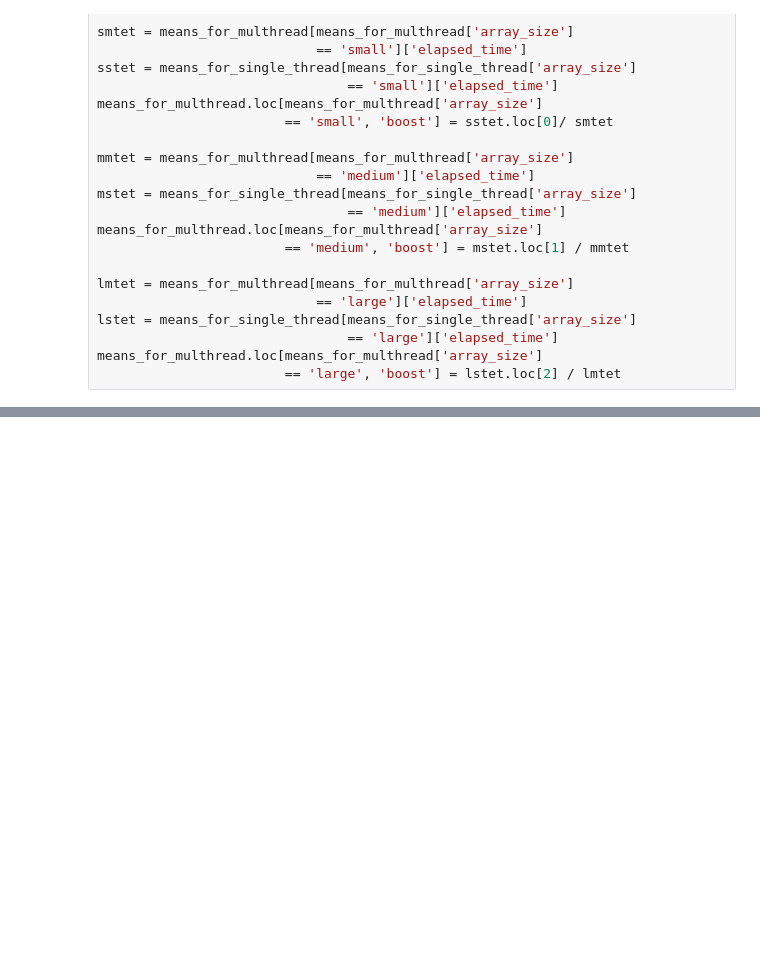
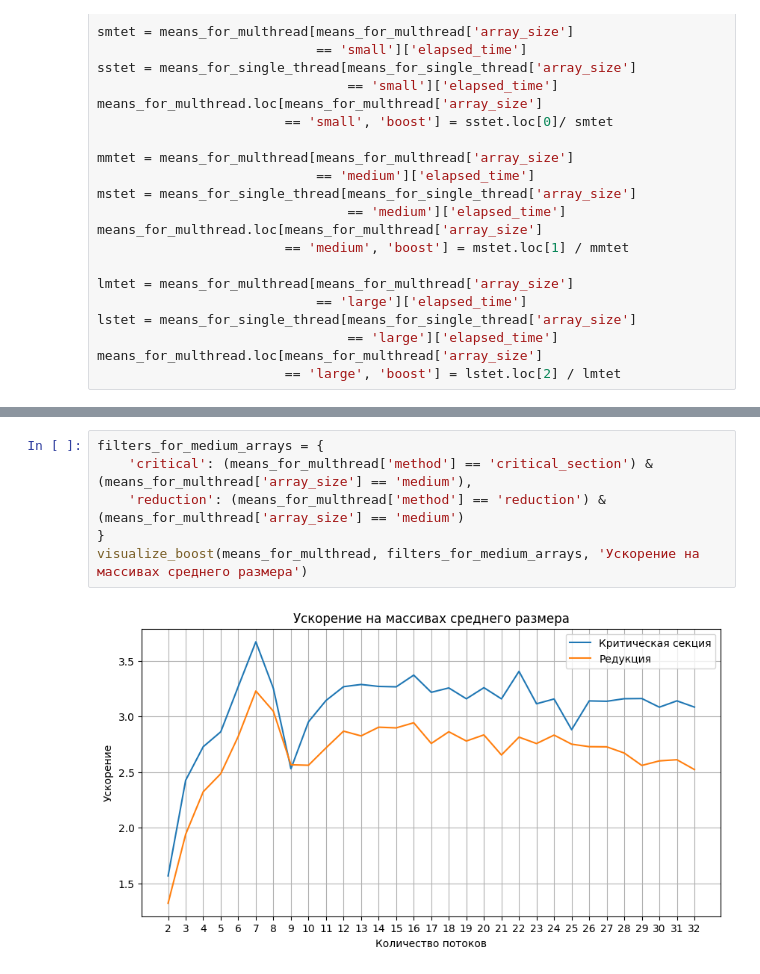
Before and after one commit to SkyWaet/openmp, a Jupyter notebook: python_scripts/vectorMinValue/vectorMinValue.ipynb, the cells around one changed output, grey strips where cells are left out. Saved outputs shown, nothing was run; the diff lists cells and outputs as text; blank space fills up the shorter version.

```diff
--- a/python_scripts/vectorMinValue/vectorMinValue.ipynb
+++ b/python_scripts/vectorMinValue/vectorMinValue.ipynb
@@ -206,0 +191,8 @@ boost_for_large_array_graph.grid()
+# %%
+filters_for_medium_arrays = {
+    'critical': (means_for_multhread['method'] == 'critical_section') & (means_for_multhread['array_size'] == 'medium'),
+    'reduction': (means_for_multhread['method'] == 'reduction') & (means_for_multhread['array_size'] == 'medium')
+}
+visualize_boost(means_for_multhread, filters_for_medium_arrays, 'Ускорение на массивах среднего размера')
+# %% [output]
+[figure, added]
```
Also changed, not shown: parts of 10 cells of this notebook, 3 other files.
